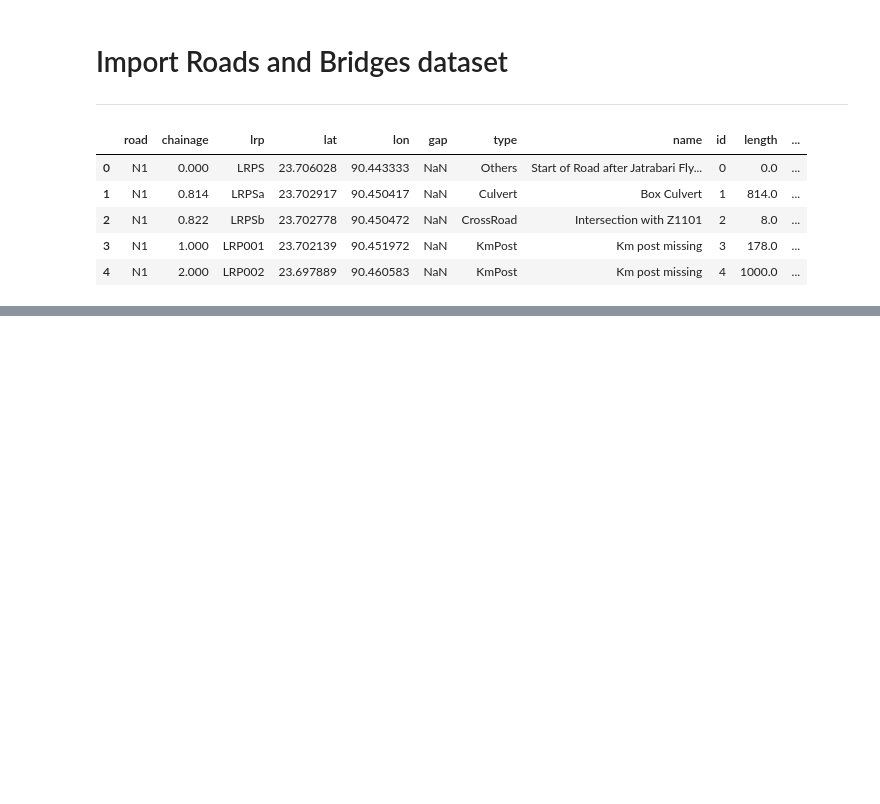
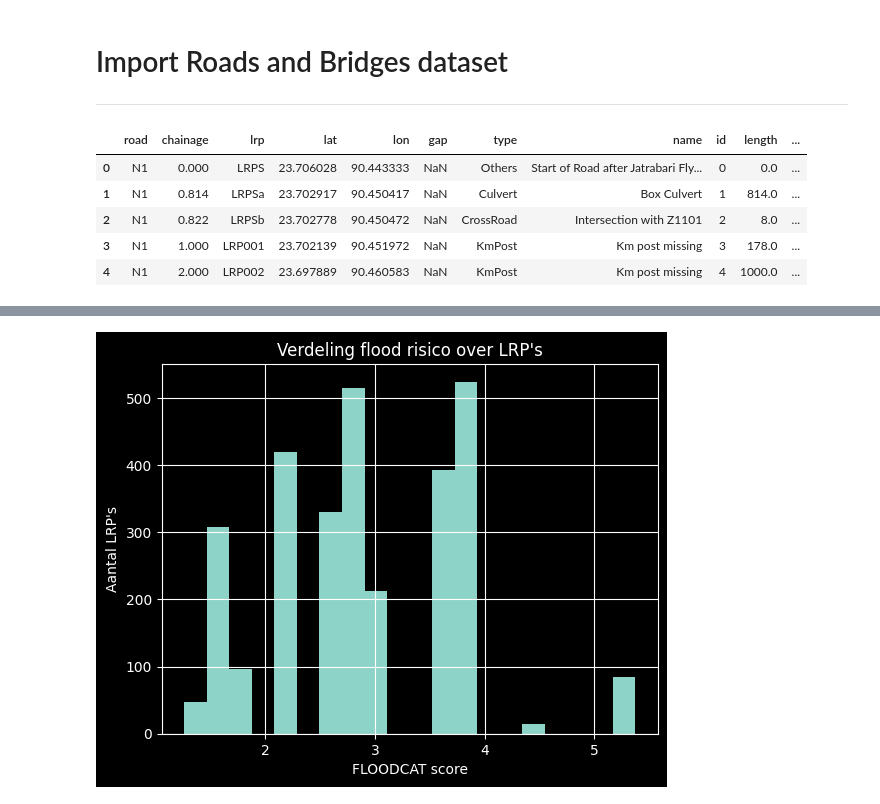
Before and after one commit to MeikeHR/EPA133a-G02-A4, a Jupyter notebook: EPA1352-G02-A4/notebook/Data Analysis.ipynb, the cells around one changed output, grey strips where cells are left out. Saved outputs shown, nothing was run; the diff lists cells and outputs as text; code cells hidden in the pictures; blank space fills up the shorter version.

```diff
--- a/EPA1352-G02-A4/notebook/Data Analysis.ipynb
+++ b/EPA1352-G02-A4/notebook/Data Analysis.ipynb
@@ -208,0 +142,30 @@ plt.show()
+# %%
+import geopandas as gpd
+import pandas as pd
+from shapely.geometry import Point
+
+# 1. Maak GeoDataFrame van roads (punten op basis van lat/lon)
+gdf_roads = gpd.GeoDataFrame(
+    df_roads_bridges,
+    geometry=gpd.points_from_xy(df_roads_bridges["lon"], df_roads_bridges["lat"]),
+    crs="EPSG:4326"
+)
+
+# 2. Laad flood shapefile en bereken mean FLOODCAT per district
+floods = gpd.read_file("../data/flood shapefile/bgd_nhr_floods_sparsso.shp")
+floods["geometry"] = floods["geometry"].buffer(0)
+floods_dist = floods.dissolve(by="DISTNAME", aggfunc={"FLOODCAT": "mean"}).reset_index()
+floods_dist = floods_dist.set_crs("EPSG:4326", allow_override=True)
+
+# 3. Spatial join: what district is nearest to the given LRP
+gdf_roads_proj = gdf_roads.to_crs("EPSG:32645")
+floods_dist_proj = floods_dist.to_crs("EPSG:32645")
+
+gdf_floods_joined = gpd.sjoin_nearest(
+    gdf_roads_proj,
+    floods_dist_proj[["DISTNAME", "FLOODCAT", "geometry"]],
+    how="left"
+)
+
+# 4. Resultaat
+gdf_floods_joined[["road", "lrp", "lat", "lon", "DISTNAME", "FLOODCAT"]].head(5)
@@ -208,0 +179,10 @@ plt.show()
+# %%
+import matplotlib.pyplot as plt
+
+gdf_floods_joined["FLOODCAT"].hist(bins=20)
+plt.xlabel("FLOODCAT score")
+plt.ylabel("Aantal LRP's")
+plt.title("Verdeling flood risico over LRP's")
+plt.show()
+# %% [output]
+[figure, added]
```
Also changed, not shown: parts of 20 cells of this notebook, 11 other files.
